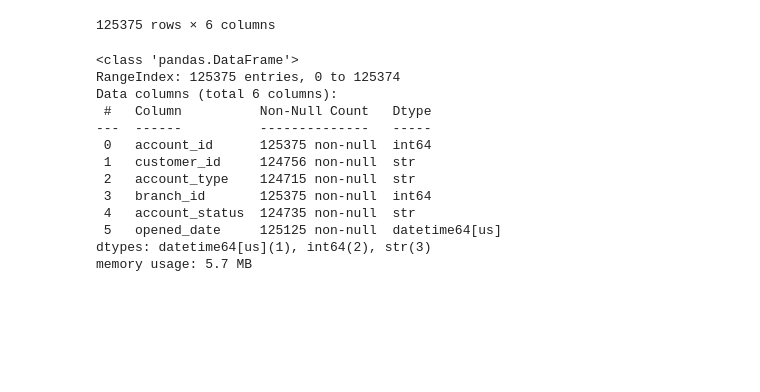
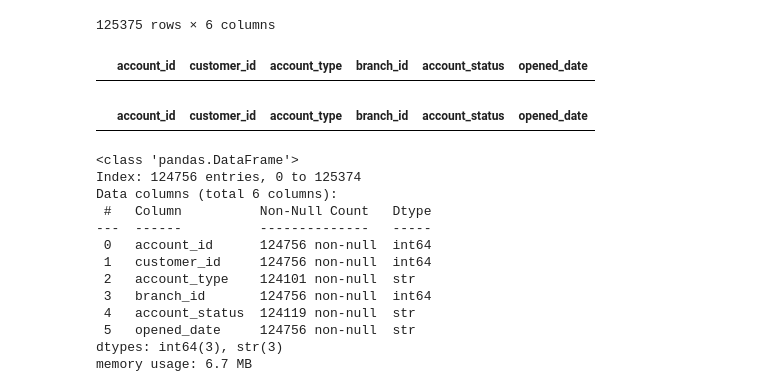
Before and after one commit to akonamajongile-a11y/bankguard, a Jupyter notebook: CleaningCustomers.ipynb, the cells around one changed output. Drawn from its saved outputs; the diff is of its cells as text; code cells hidden in the pictures; blank space fills up the shorter version.

```diff
--- a/CleaningCustomers.ipynb
+++ b/CleaningCustomers.ipynb
@@ -416,20 +414,18 @@ memory usage: 5.7 MB
 | 125374 | 34908 | 89262 | Cheque | 214 | Dormant | 2023-11-15 |
 125375 rows × 6 columns
 # %%
-#accounts['customer_id'] = accounts['customer_id'].astype('int64')
-accounts.info()
-#customers[customers['customer_id'].isna()]
+#Droping the row with null customer_id
+
+accounts = accounts.drop(
+    accounts[accounts['customer_id'].isna()].index
+)
+
+accounts[accounts['customer_id'].isna()]
 # %% [output]
-<class 'pandas.DataFrame'>
-RangeIndex: 125375 entries, 0 to 125374
-Data columns (total 6 columns):
- #   Column          Non-Null Count   Dtype
----  ------          --------------   -----
- 0   account_id      125375 non-null  int64
- 1   customer_id     124756 non-null  str
- 2   account_type    124715 non-null  str
- 3   branch_id       125375 non-null  int64
- 4   account_status  124735 non-null  str
- 5   opened_date     125125 non-null  datetime64[us]
-dtypes: datetime64[us](1), int64(2), str(3)
-memory usage: 5.7 MB
+|  | account_id | customer_id | account_type | branch_id | account_status | opened_date |
+# %%
+
+#Fixing the CustomerID
+accounts[accounts['customer_id'] == 'INVALID_CUST_0000210']
+# %% [output]
+|  | account_id | customer_id | account_type | branch_id | account_status | opened_date |
@@ -436,3 +438,20 @@ memory usage: 5.7 MB
+# %%
+accounts['customer_id'] = accounts['customer_id'].astype('int64')
+accounts.info()
+# %% [output]
+<class 'pandas.DataFrame'>
+Index: 124756 entries, 0 to 125374
+Data columns (total 6 columns):
+ #   Column          Non-Null Count   Dtype
+---  ------          --------------   -----
+ 0   account_id      124756 non-null  int64
+ 1   customer_id     124756 non-null  int64
+ 2   account_type    124101 non-null  str
+ 3   branch_id       124756 non-null  int64
+ 4   account_status  124119 non-null  str
+ 5   opened_date     124756 non-null  str
+dtypes: int64(3), str(3)
+memory usage: 6.7 MB
 # %%
 accounts['opened_date'] = pd.to_datetime(
     accounts['opened_date'],
```
Also changed, not shown: parts of 13 cells of this notebook, 3 other files.
